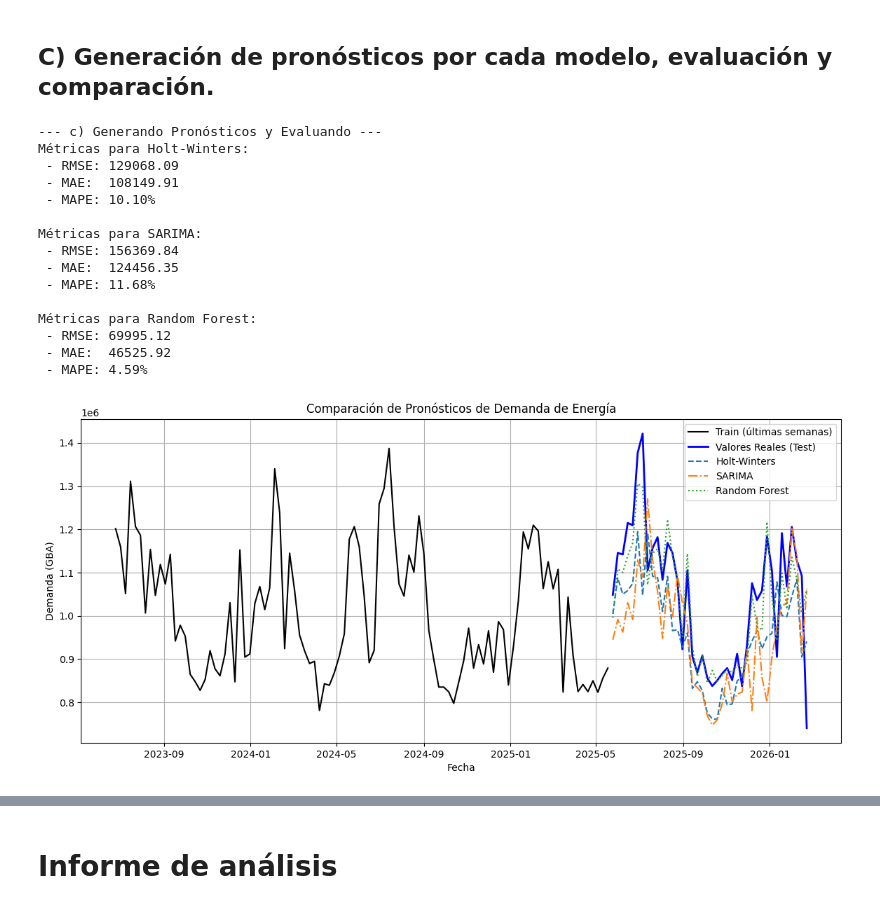
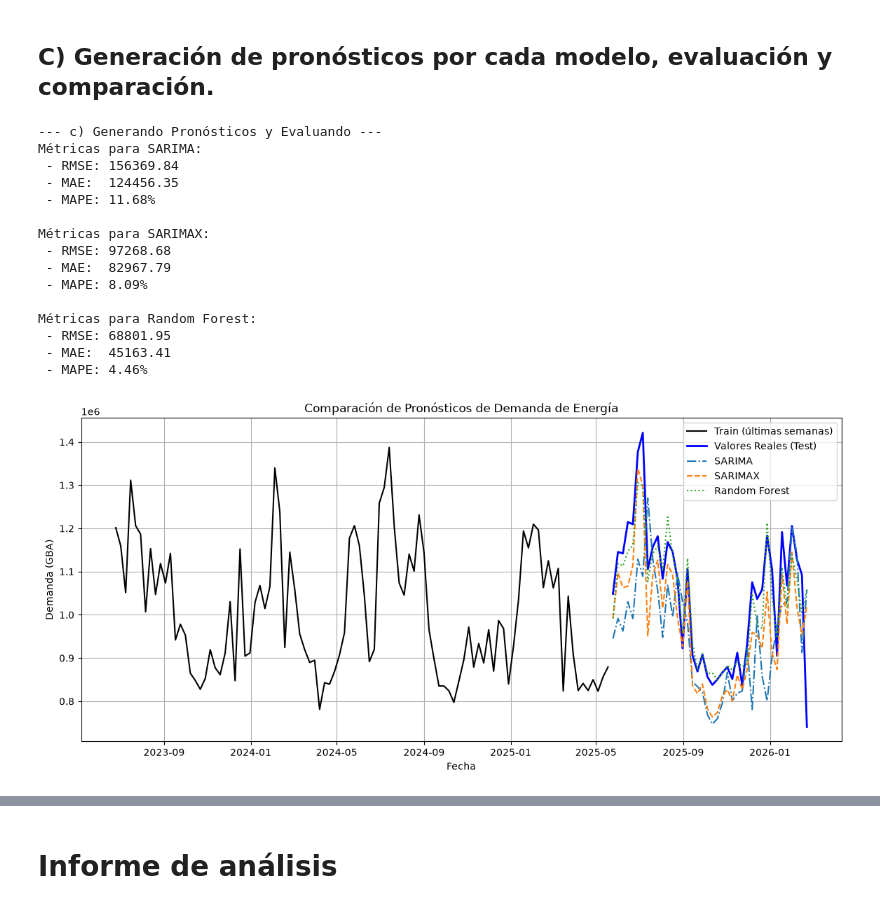
Before and after one commit to alexisbarnique/ceia-ast-tpf, a Jupyter notebook: TPF_AST.ipynb, the cells around one changed output, grey strips where cells are left out. Drawn from its saved outputs; the diff is of its cells as text; code cells hidden in the pictures.

Commit message:
analisis general de la serie, modelo sarimax, modelo lstm

```diff
--- a/TPF_AST.ipynb
+++ b/TPF_AST.ipynb
@@ -24,10 +24,18 @@ df.set_index('FECHA', inplace=True)
 # Agruparemos (resample) los datos de forma SEMANAL para suavizar la serie
 # y facilitar que los modelos capturen la tendencia y estacionalidad anual.
 # Sumamos la demanda semanal y promediamos la temperatura.
+df['ES_FERIADO'] = (df['TIPO_DIA'].isin(['F', 'D'])).astype(int)
+
 df_weekly = df.resample('W').agg({
     'DEMANDA_GBA': 'sum',
-    'TEMP_APARENTE_AVG': 'mean'
+    'TEMP_APARENTE_AVG': 'mean',
+    'ES_FERIADO': 'sum'
 })
+
+df_weekly.rename(columns={'ES_FERIADO': 'CANT_FERIADOS'}, inplace=True)
+
+
+df_weekly['TEMP_APARENTE_AVG_2'] = df_weekly['TEMP_APARENTE_AVG'] ** 2
 
 # Separar en conjunto de Entrenamiento (Train) y Prueba (Test)
 # Usaremos el último 15% de los datos para evaluar los pronósticos
@@ -108,10 +190,17 @@ RandomForestRegressor(random_state=42)
 print("\n--- c) Generando Pronósticos y Evaluando ---")
 
 # Predicciones Holt-Winters
-hw_preds = hw_model.forecast(len(test))
+# hw_preds = hw_model.forecast(len(test))
 
 # Predicciones SARIMA
 sarima_preds = sarima_model.forecast(len(test))
+
+
+# Predicciones SARIMAX
+sarimax_preds = sarimax_model.forecast(
+    steps=len(test),
+    exog=exog_test
+    )
 
 # Predicciones Random Forest (necesitamos hacer un pronóstico paso a paso o usar los valores reales para simplificar la evaluación)
 # Usaremos las variables exógenas y lags del dataset original para la predicción en Test
@@ -126,41 +215,43 @@ def evaluate_model(y_true, y_pred, model_name):
     mae = mean_absolute_error(y_true, y_pred)
     mape = mean_absolute_percentage_error(y_true, y_pred) * 100
     print(f"Métricas para {model_name}:")
     print(f" - RMSE: {rmse:.2f}")
     print(f" - MAE:  {mae:.2f}")
     print(f" - MAPE: {mape:.2f}%\n")
 
-evaluate_model(test['DEMANDA_GBA'], hw_preds, "Holt-Winters")
+# evaluate_model(test['DEMANDA_GBA'], hw_preds, "Holt-Winters")
 evaluate_model(test['DEMANDA_GBA'], sarima_preds, "SARIMA")
+evaluate_model(test['DEMANDA_GBA'], sarimax_preds, "SARIMAX")
 evaluate_model(test['DEMANDA_GBA'], rf_preds, "Random Forest")
 
 # Gráfica comparativa final
 plt.figure(figsize=(14, 6))
 plt.plot(train.index[-100:], train['DEMANDA_GBA'].iloc[-100:], label='Train (últimas semanas)', color='black')
 plt.plot(test.index, test['DEMANDA_GBA'], label='Valores Reales (Test)', color='blue', linewidth=2)
-plt.plot(test.index, hw_preds, label='Holt-Winters', linestyle='--')
+# plt.plot(test.index, hw_preds, label='Holt-Winters', linestyle='--')
 plt.plot(test.index, sarima_preds, label='SARIMA', linestyle='-.')
+plt.plot(test.index, sarimax_preds, label='SARIMAX', linestyle='--')
 plt.plot(test.index, rf_preds, label='Random Forest', linestyle=':')
 plt.title('Comparación de Pronósticos de Demanda de Energía')
 plt.xlabel('Fecha')
 plt.ylabel('Demanda (GBA)')
 plt.legend()
 plt.grid(True)
 plt.show()
 # %% [output]
 --- c) Generando Pronósticos y Evaluando ---
-Métricas para Holt-Winters:
- - RMSE: 129068.09
- - MAE:  108149.91
- - MAPE: 10.10%
-
 Métricas para SARIMA:
  - RMSE: 156369.84
  - MAE:  124456.35
  - MAPE: 11.68%
 
+Métricas para SARIMAX:
+ - RMSE: 97268.68
+ - MAE:  82967.79
+ - MAPE: 8.09%
+
 Métricas para Random Forest:
- - RMSE: 69995.12
- - MAE:  46525.92
- - MAPE: 4.59%
+ - RMSE: 68801.95
+ - MAE:  45163.41
+ - MAPE: 4.46%
-[figure, old version]
+[figure, new version]
```
Also changed, not shown: parts of 9 cells of this notebook, 3 other files.
